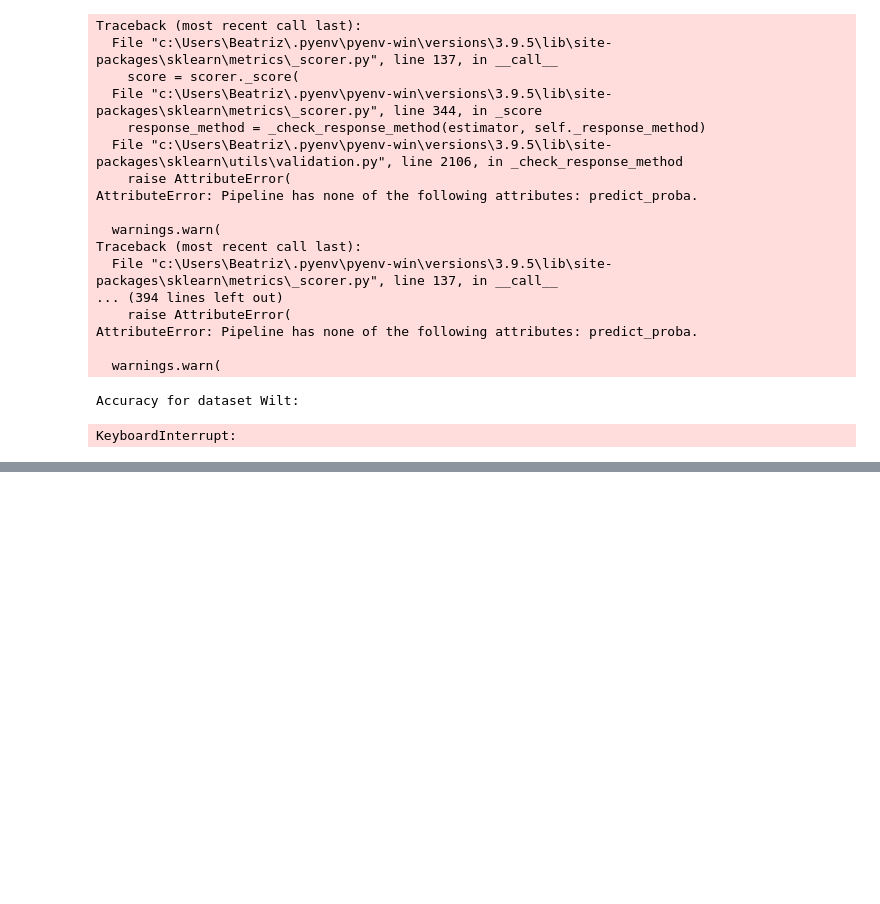
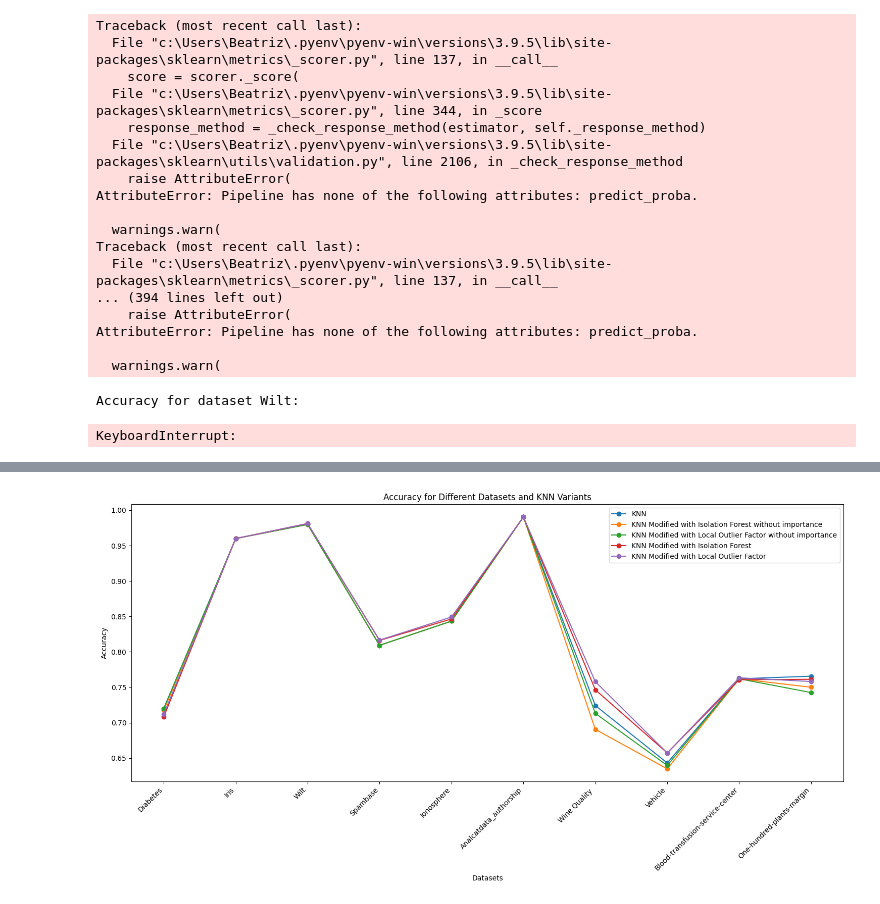
Before and after one commit to franciscoribeiro2003/KNN-NearestNeighbourVariation, a Jupyter notebook: knn.ipynb, the cells around one changed output, grey strips where cells are left out. Cells and saved outputs as stored; diff of their text form; code cells hidden in the pictures; blank space fills up the shorter version.

```diff
--- a/knn.ipynb
+++ b/knn.ipynb
@@ -407,0 +406,4 @@ af.plot_accuracies(datasets_name, results)
+# %%
+af.plot_accuracies(ids, datasets_name, results)
+# %% [output]
+[figure, added]
```
Also changed, not shown: parts of 1 cell of this notebook, 1 other file.
